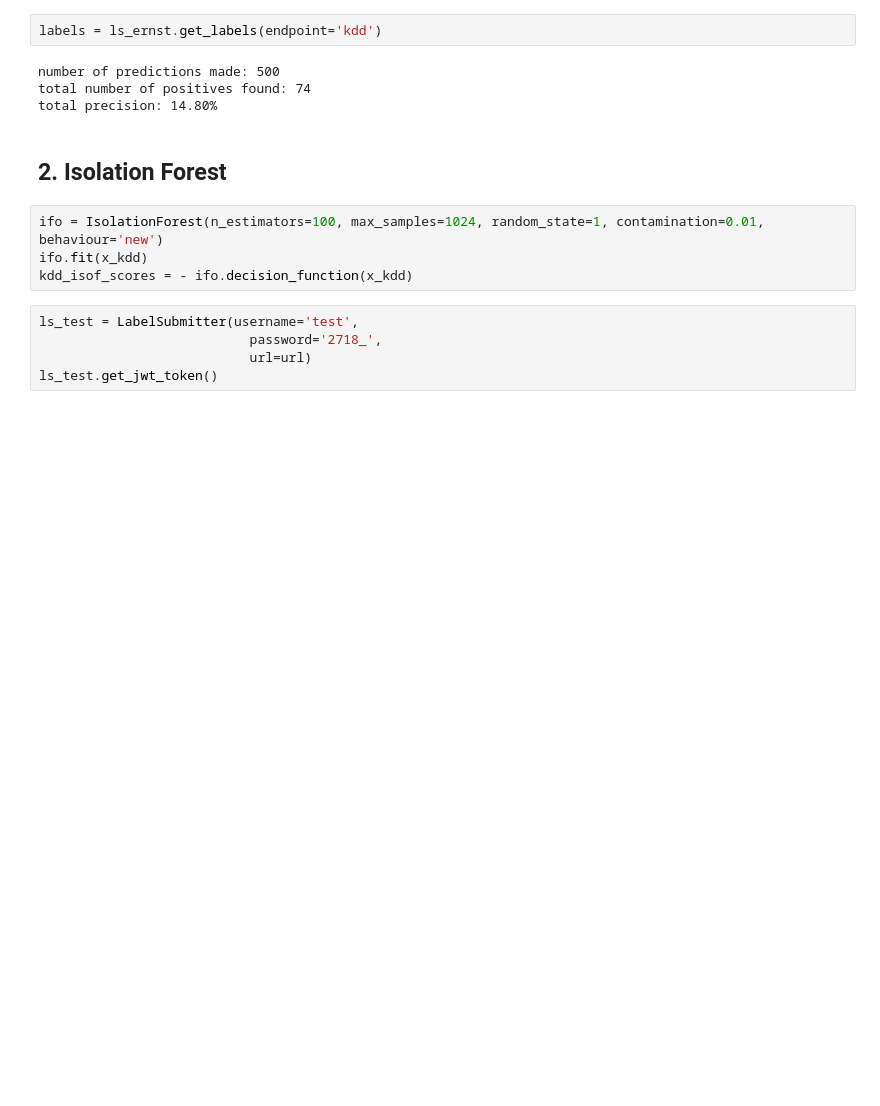
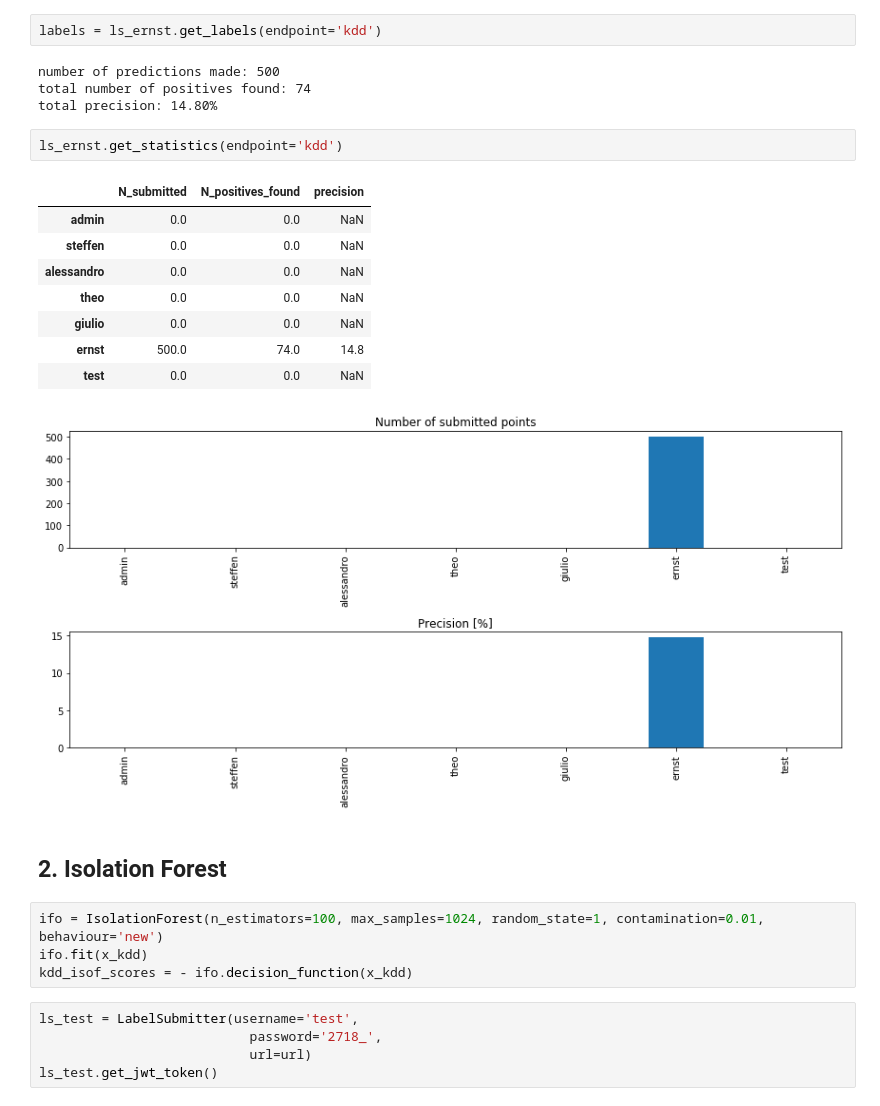
Before and after one commit to amld/workshop-unsupervised-fraud, a Jupyter notebook: notebooks/solutions_part2.ipynb, the cells around one changed output. Drawn from its saved outputs; the diff is of its cells as text; blank space fills up the shorter version.

```diff
--- a/notebooks/solutions_part2.ipynb
+++ b/notebooks/solutions_part2.ipynb
@@ -124,6 +125,18 @@ labels = ls_ernst.get_labels(endpoint='kdd')
 number of predictions made: 500
 total number of positives found: 74
 total precision: 14.80%
+# %%
+ls_ernst.get_statistics(endpoint='kdd')
+# %% [output]
+|  | N_submitted | N_positives_found | precision |
+| admin | 0.0 | 0.0 | NaN |
+| steffen | 0.0 | 0.0 | NaN |
+| alessandro | 0.0 | 0.0 | NaN |
+| theo | 0.0 | 0.0 | NaN |
+| giulio | 0.0 | 0.0 | NaN |
+| ernst | 500.0 | 74.0 | 14.8 |
+| test | 0.0 | 0.0 | NaN |
+[figure, added]
 # %% [markdown]
 ## 2. Isolation Forest
 # %%
```
Also changed, not shown: parts of 8 cells of this notebook, 4 other files.
